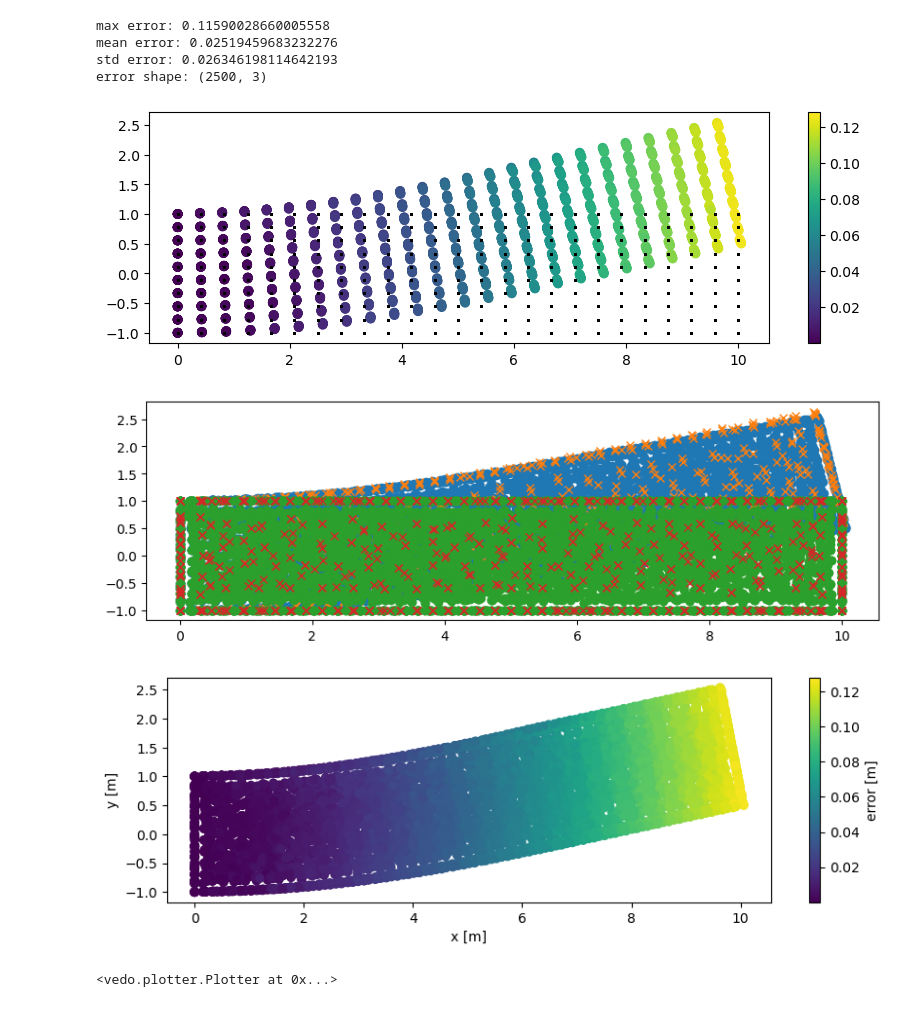
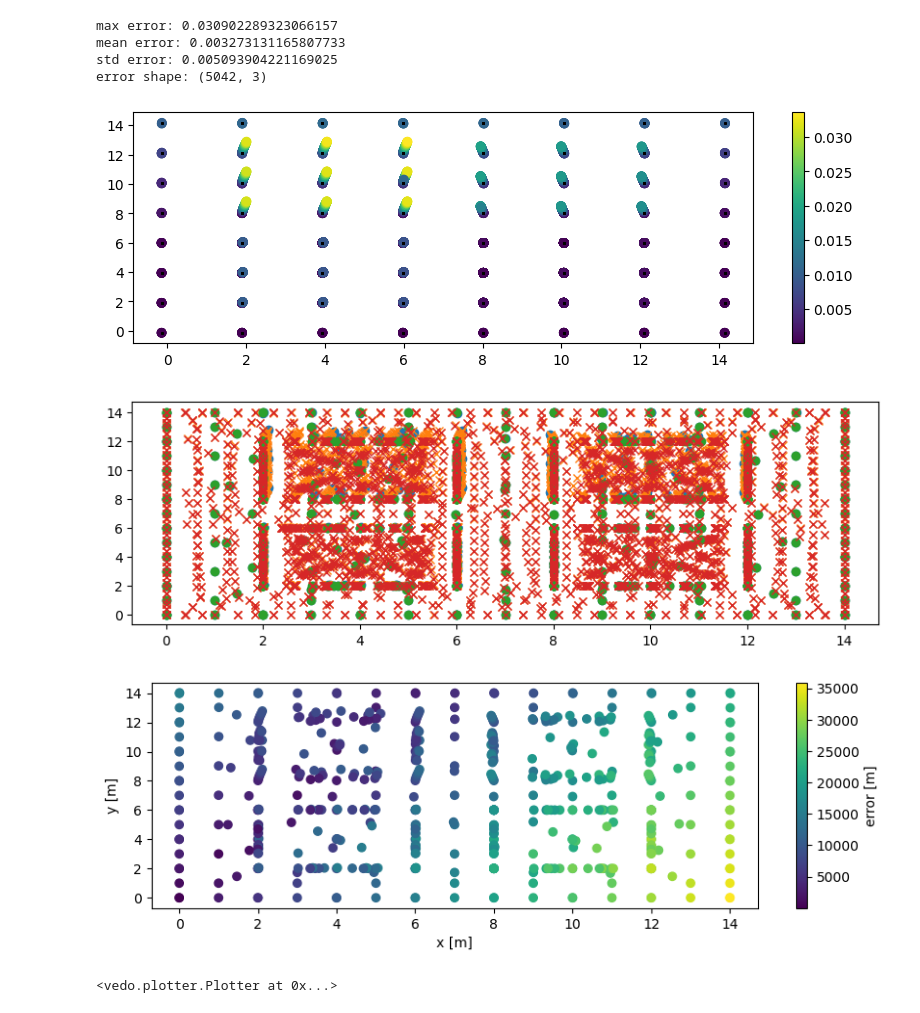
Before and after one commit to itsmebonny/Sofa_Playground, a Jupyter notebook: images_data/vedo_notebook.ipynb, the cells around one changed output. Saved outputs shown, nothing was run; the diff lists cells and outputs as text; code cells hidden in the pictures.

```diff
--- a/images_data/vedo_notebook.ipynb
+++ b/images_data/vedo_notebook.ipynb
@@ -7,7 +7,7 @@ vedo.settings.default_backend = 'vtk'
 
 #load data
 
-directory_name = '2024-07-26_16:11:05'
+directory_name = '2025-02-04_15:10:28_3_passings_10k'
 gt_displacement = np.load(directory_name + '/ground_truth_displacement.npy')
 pred_displacement = np.load(directory_name + '/prediction_displacement.npy')
 gt_grid = np.load(directory_name + '/ground_truth_grid.npy')
@@ -24,10 +24,10 @@ print('mean error:', np.mean(error))
 print('std error:', np.std(error))
 print('error shape:', error.shape)
 # %% [output]
-max error: 0.11590028660005558
-mean error: 0.02519459683232276
-std error: 0.026346198114642193
-error shape: (2500, 3)
+max error: 0.030902289323066157
+mean error: 0.003273131165807733
+std error: 0.005093904221169025
+error shape: (5042, 3)
 # %%
 #plot the error on the grid
 #size of figure
@@ -39,7 +39,7 @@ plt.scatter(gt_grid_rest[:,0]+gt_grid[:,0], gt_grid_rest[:,1]+gt_grid[:,1], c=np
 plt.colorbar()
 plt.show()
 # %% [output]
-[figure, old version]
+[figure, new version]
 # %%
 plt.figure(figsize=(10,3))
 plt.plot(gt_rest[:,0] + gt_displacement[:,0], gt_rest[:,1] + gt_displacement[:,1], 'o')
@@ -50,4 +50,4 @@ plt.plot(pred_rest[:,0], pred_rest[:,1], 'x')
 
 plt.show()
 # %% [output]
-[figure, old version]
+[figure, new version]
@@ -54,19 +99,17 @@ plt.show()
 # %%
-from scipy.interpolate import RBFInterpolator
 from torch import gt, ne
 
-rbfi = RBFInterpolator(gt_grid_rest, error, kernel='linear', neighbors=6)
-interpolated_error = rbfi(gt_rest)
+interpolated_error = interpolate_vector_field(gt_grid_rest, error, gt_grid_rest, gt_rest)
 
 plt.figure(figsize=(10,3))
 plt.scatter(gt_rest[:,0]+gt_displacement[:,0], gt_rest[:,1]+gt_displacement[:,1], c=np.linalg.norm(interpolated_error, axis=1), cmap='viridis')
 #add units to the axis
 plt.xlabel('x [m]')
 plt.ylabel('y [m]')
 #add units to the colorbar
 plt.colorbar(label='error [m]')
 plt.show()
 # %% [output]
-[figure, old version]
+[figure, new version]
 # %%
 from stl import Mesh
```
Also changed, not shown: parts of 2 cells of this notebook, 3 other files.
